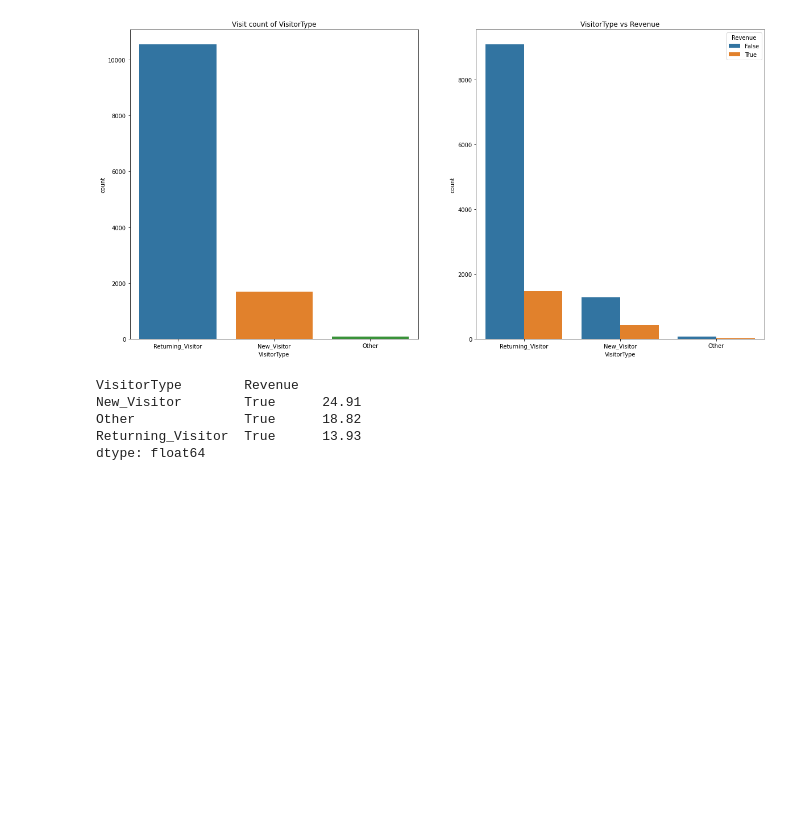
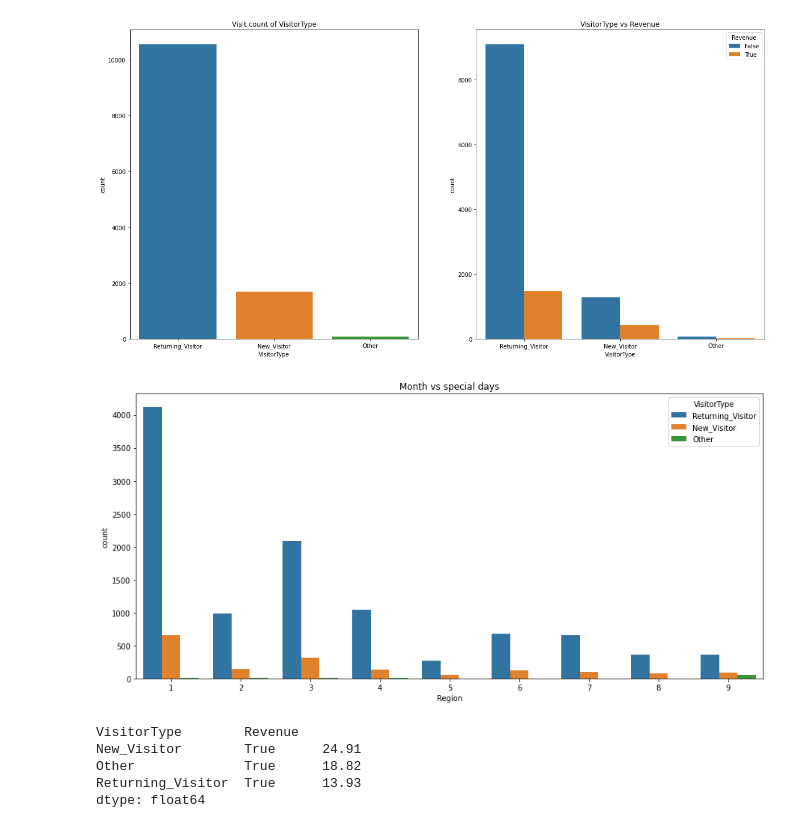
Before and after one commit to kaancukur/EDA, a Jupyter notebook: Online_Shoppers_Intention_EDA.ipynb, the cells around one changed output. Drawn from its saved outputs; the diff is of its cells as text; code cells hidden in the pictures; blank space fills up the shorter version.

```diff
--- a/Online_Shoppers_Intention_EDA.ipynb
+++ b/Online_Shoppers_Intention_EDA.ipynb
@@ -350,6 +344,13 @@ sns.countplot(x= 'VisitorType', hue = 'Revenue', data = df)
 plt.show()
 # %% [output]
 [figure]
+# %%
+plt.figure(figsize=(15,7))
+plt.title("Month vs special days")
+sns.countplot(x="Region", hue="VisitorType", data=df)
+plt.show()
+# %% [output]
+[figure, added]
 # %%
 # Yüzdeleri hesaplayın
 df_grouped = df.groupby(['VisitorType', 'Revenue']).size()
```
Also changed, not shown: parts of 9 cells of this notebook.
